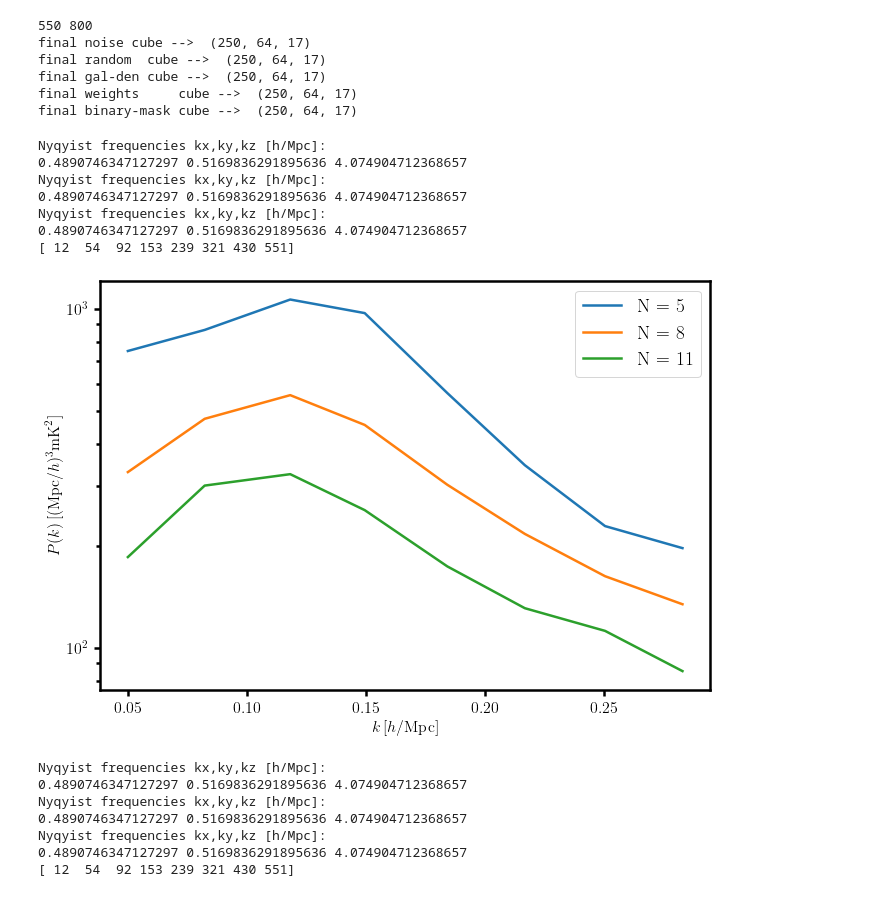
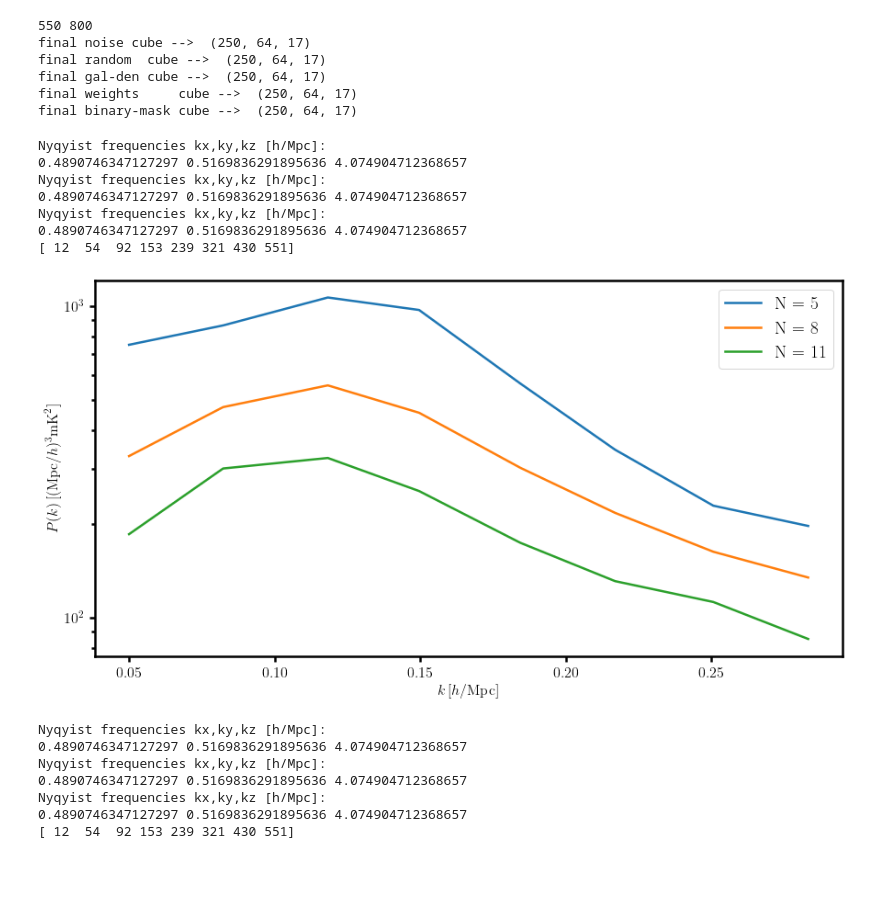
Before and after one commit to graciemcgill/ForegroundCleaningWithPCA, a Jupyter notebook: PCA_FOR_MEERKAT_DATA.ipynb, the cells around one changed output. Drawn from its saved outputs; the diff is of its cells as text; code cells hidden in the pictures; blank space fills up the shorter version.

```diff
--- a/PCA_FOR_MEERKAT_DATA.ipynb
+++ b/PCA_FOR_MEERKAT_DATA.ipynb
@@ -405,38 +408,38 @@ arg2fields = arg[2:]
 # %%
 Nlist = [5,8,11]
 
-fig = plt.figure(figsize=(12, 7))
+fig = plt.figure(figsize=(16, 7))
 gs = fig.add_gridspec(3, 2, width_ratios=[1, 0.03], height_ratios=[1, 0.1, 1])
 ax = fig.add_subplot(gs[:, 0])
 
 for nn,i in zip(Nlist,range(len(Nlist))):
     N_chosen = nn
 
     A_tmp    = np.copy(AA[:,:N_chosen])   #np.copy(A_pca[:,:N_chosen])
 
     fg_tmp = PCA.fg_est(dTsky,N_chosen)
     res_tmp = PCA.clean(Tsky_shaped,fg_tmp)
     res_tmp = PCA.shaping(res_tmp)*1e3
     #res_tmp  = (BSS.residuals(A_tmp,Tsky))*1e3
     k,pk_HI,dumb0,dumb1,dumb2,nmodes = pk_scripts.pk_quickfunc(res_tmp,*arg)
     del A_tmp,dumb0,dumb1,dumb2
     ax.plot(k,pk_HI,label='N = '+str(nn))   #i took out the k**2 here
     del k,pk_HI
 
 print(nmodes)
 
 ax.set(yscale='log',xlabel=r'$k\,[h/{\rm Mpc}]$',ylabel=r'$ P(k)\,[({\rm Mpc}/h)^3{\rm mK}^2]$');
 ax.legend();
 #fig.savefig('plots/meerkat-pk.png')
 # %% [output]
 Nyqyist frequencies kx,ky,kz [h/Mpc]:
 0.4890746347127297 0.5169836291895636 4.074904712368657
 Nyqyist frequencies kx,ky,kz [h/Mpc]:
 0.4890746347127297 0.5169836291895636 4.074904712368657
 Nyqyist frequencies kx,ky,kz [h/Mpc]:
 0.4890746347127297 0.5169836291895636 4.074904712368657
 [ 12  54  92 153 239 321 430 551]
-[figure, old version]
+[figure, new version]
 # %%
 Nlist = [5,8,11]
 
```
Also changed, not shown: parts of 1 cell of this notebook, 3 other files.
